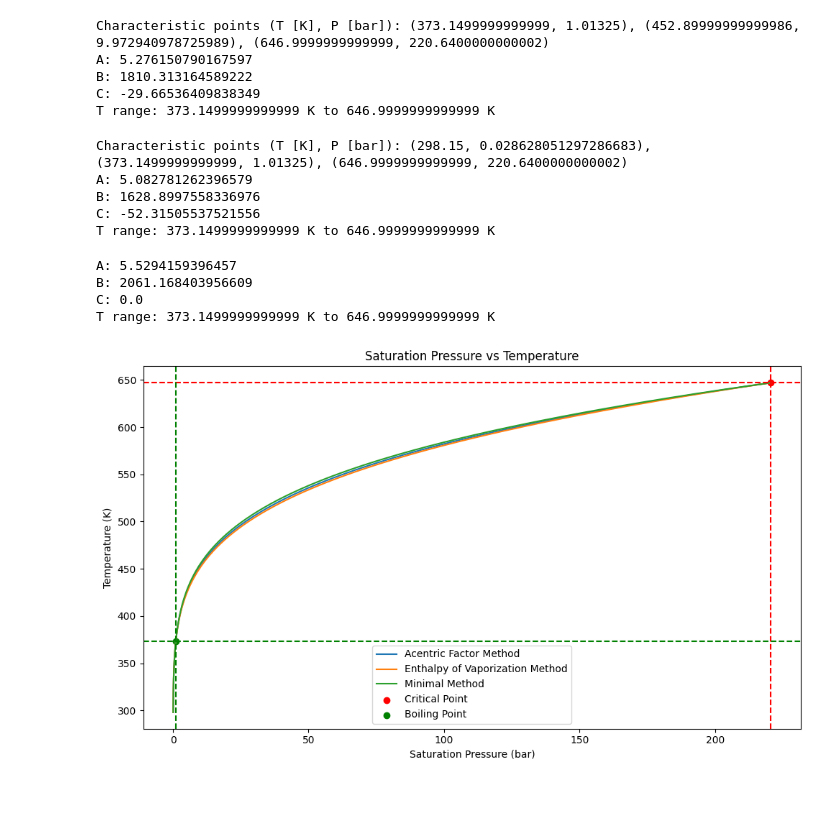
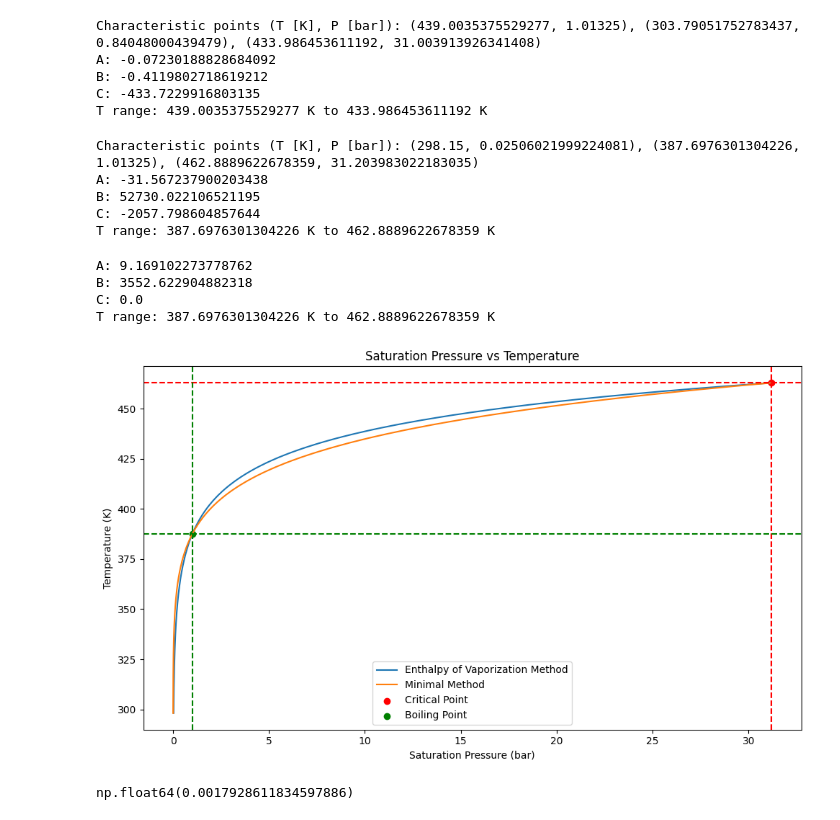
Before and after one commit to arnaou/camd_iss, a Jupyter notebook: tutorials/alternative_antoine.ipynb, the cells around one changed output. Cells and saved outputs as stored; diff of their text form; code cells hidden in the pictures.

```diff
--- a/tutorials/alternative_antoine.ipynb
+++ b/tutorials/alternative_antoine.ipynb
@@ -14,8 +14,8 @@ antoine_calc = AntoineCalculator()
 # define compound
 #compound = {'CH3':3, 'CH':1, 'CH2COO':1}#{'H2O': 1}
 #compound = {'H2O': 1}
-compound = {'DOH': 1}
-
+#compound = {'DOH': 1}
+compound = {'CH3':2, 'CH2COO':2}
 # instantiate property calculator
 from src.pure import PropertyCalculator
 pure_calc = PropertyCalculator()
@@ -33,11 +33,11 @@ print(f"C: {results_ac['C']}")
 # print the range of T: tb to Tc
 print(f"T range: {critical_props['tb']} K to {critical_props['tc']} K")
 # %% [output]
-Characteristic points (T [K], P [bar]): (373.1499999999999, 1.01325), (452.89999999999986, 9.972940978725989), (646.9999999999999, 220.6400000000002)
-A: 5.276150790167597
-B: 1810.313164589222
-C: -29.66536409838349
-T range: 373.1499999999999 K to 646.9999999999999 K
+Characteristic points (T [K], P [bar]): (439.0035375529277, 1.01325), (303.79051752783437, 0.84048000439479), (433.986453611192, 31.003913926341408)
+A: -0.07230188828684092
+B: -0.4119802718619212
+C: -433.7229916803135
+T range: 439.0035375529277 K to 433.986453611192 K
 # %%
 # solve for the Antoine parameters
 results_hv = antoine_calc.calculate_antoine_parameters(compound, critical_properties=critical_props, method="enthalpy_vap")
@@ -49,11 +49,11 @@ print(f"C: {results_hv['C']}")
 # print the range of T: tb to Tc
 print(f"T range: {critical_props['tb']} K to {critical_props['tc']} K")
 # %% [output]
-Characteristic points (T [K], P [bar]): (298.15, 0.028628051297286683), (373.1499999999999, 1.01325), (646.9999999999999, 220.6400000000002)
-A: 5.082781262396579
-B: 1628.8997558336976
-C: -52.31505537521556
-T range: 373.1499999999999 K to 646.9999999999999 K
+Characteristic points (T [K], P [bar]): (298.15, 0.02506021999224081), (387.6976301304226, 1.01325), (462.8889622678359, 31.203983022183035)
+A: -31.567237900203438
+B: 52730.022106521195
+C: -2057.798604857644
+T range: 387.6976301304226 K to 462.8889622678359 K
 # %%
 # solve for the Antoine parameters
 results_min = antoine_calc.calculate_antoine_parameters(compound, critical_properties=critical_props, method="minimal")
@@ -65,10 +65,10 @@ print(f"C: {results_min['C']}")
 # print the range of T: tb to Tc
 print(f"T range: {critical_props['tb']} K to {critical_props['tc']} K")
 # %% [output]
-A: 5.5294159396457
-B: 2061.168403956609
+A: 9.169102273778762
+B: 3552.622904882318
 C: 0.0
-T range: 373.1499999999999 K to 646.9999999999999 K
+T range: 387.6976301304226 K to 462.8889622678359 K
 # %%
 # create T range
 T_range = np.linspace(298.15, critical_props['tc'], 1000)
@@ -80,32 +80,36 @@ P_ac = antoine_calc.antoine_correlation(A=results_ac['A'],
 P_hv = antoine_calc.antoine_correlation(A=results_hv['A'],
                                         B=results_hv['B'],
                                         C=results_hv['C'],
                                         T=T_range)
 P_min = antoine_calc.antoine_correlation(A=results_min['A'],
                                          B=results_min['B'],
                                          C=results_min['C'],
                                          T=T_range)
 # plot the results
 import matplotlib.pyplot as plt
 plt.figure(figsize=(10, 6))
-plt.plot(P_ac,T_range,  label='Acentric Factor Method')
+#plt.plot(P_ac,T_range,  label='Acentric Factor Method')
 plt.plot(P_hv,T_range, label='Enthalpy of Vaporization Method')
 plt.plot(P_min,T_range, label='Minimal Method')
 
 plt.xlabel('Saturation Pressure (bar)')
 plt.ylabel('Temperature (K)')
 plt.title('Saturation Pressure vs Temperature')
 # highlight the critical point
 plt.scatter(critical_props['pc'], critical_props['tc'], color='red', label='Critical Point')
 plt.axvline(x=critical_props['pc'], color='red', linestyle='--')
 plt.axhline(y=critical_props['tc'], color='red', linestyle='--')
 # highlight the boiling point
 plt.scatter(1.01325, critical_props['tb'], color='green', label='Boiling Point')
 plt.axvline(x=1.01325, color='green', linestyle='--')
 plt.axhline(y=critical_props['tb'], color='green', linestyle='--')
 plt.legend()
 
 plt.tight_layout()
 plt.show()
 # %% [output]
-[figure, old version]
+[figure, new version]
+# %%
+P_min.min()
+# %% [output]
+np.float64(0.0017928611834597886)
```
Also changed, not shown: 8 other files.
